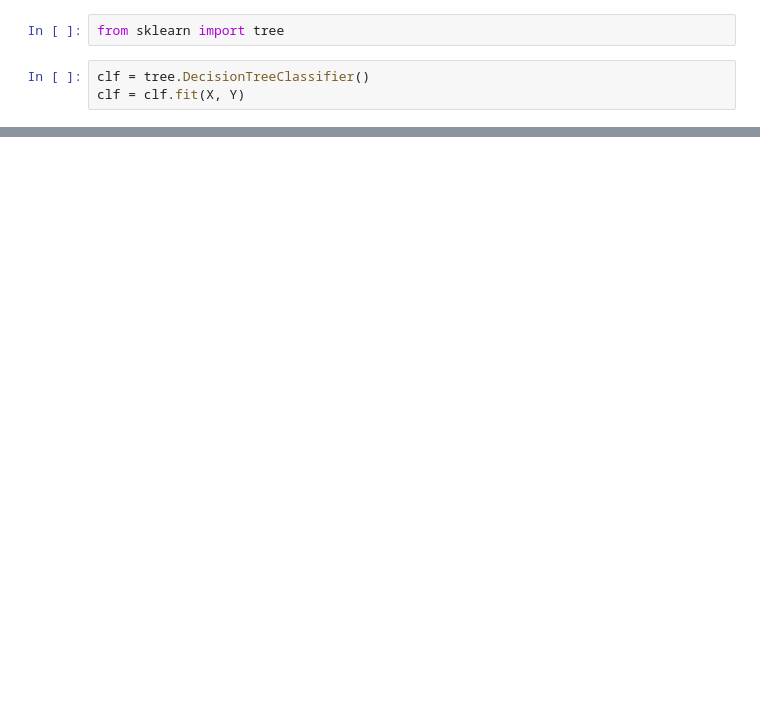
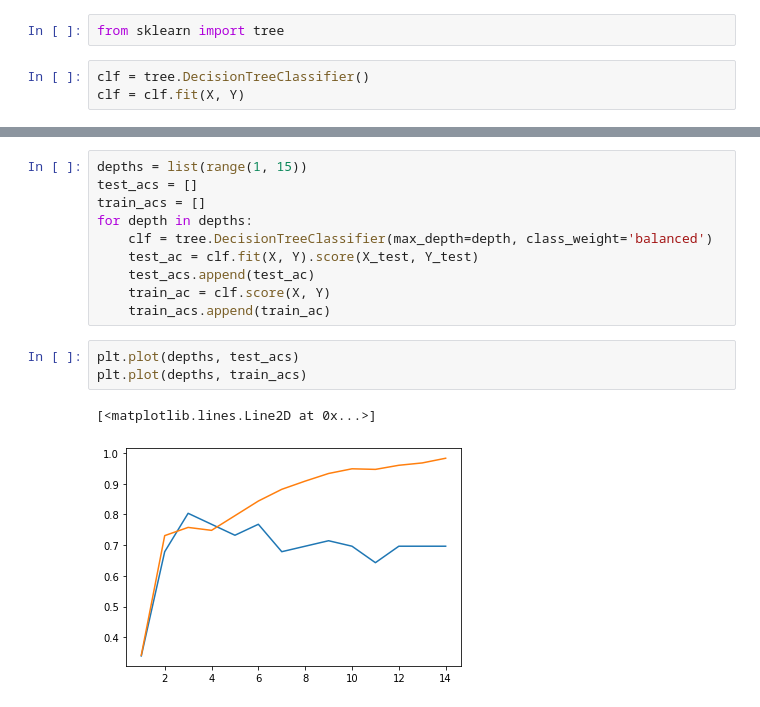
Before and after one commit to bdhammel/avy-cast, a Jupyter notebook: train.ipynb, the cells around one changed output, grey strips where cells are left out. Drawn from its saved outputs; the diff is of its cells as text; blank space fills up the shorter version.

```diff
--- a/train.ipynb
+++ b/train.ipynb
@@ -115,0 +197,16 @@ clf.score(X, Y)
+# %%
+depths = list(range(1, 15))
+test_acs = []
+train_acs = []
+for depth in depths:
+    clf = tree.DecisionTreeClassifier(max_depth=depth, class_weight='balanced')
+    test_ac = clf.fit(X, Y).score(X_test, Y_test)
+    test_acs.append(test_ac)
+    train_ac = clf.score(X, Y)
+    train_acs.append(train_ac)
+# %%
+plt.plot(depths, test_acs)
+plt.plot(depths, train_acs)
+# %% [output]
+[<matplotlib.lines.Line2D at 0x...>]
+[figure, added]
```
Also changed, not shown: parts of 37 cells of this notebook, 2 other files.
